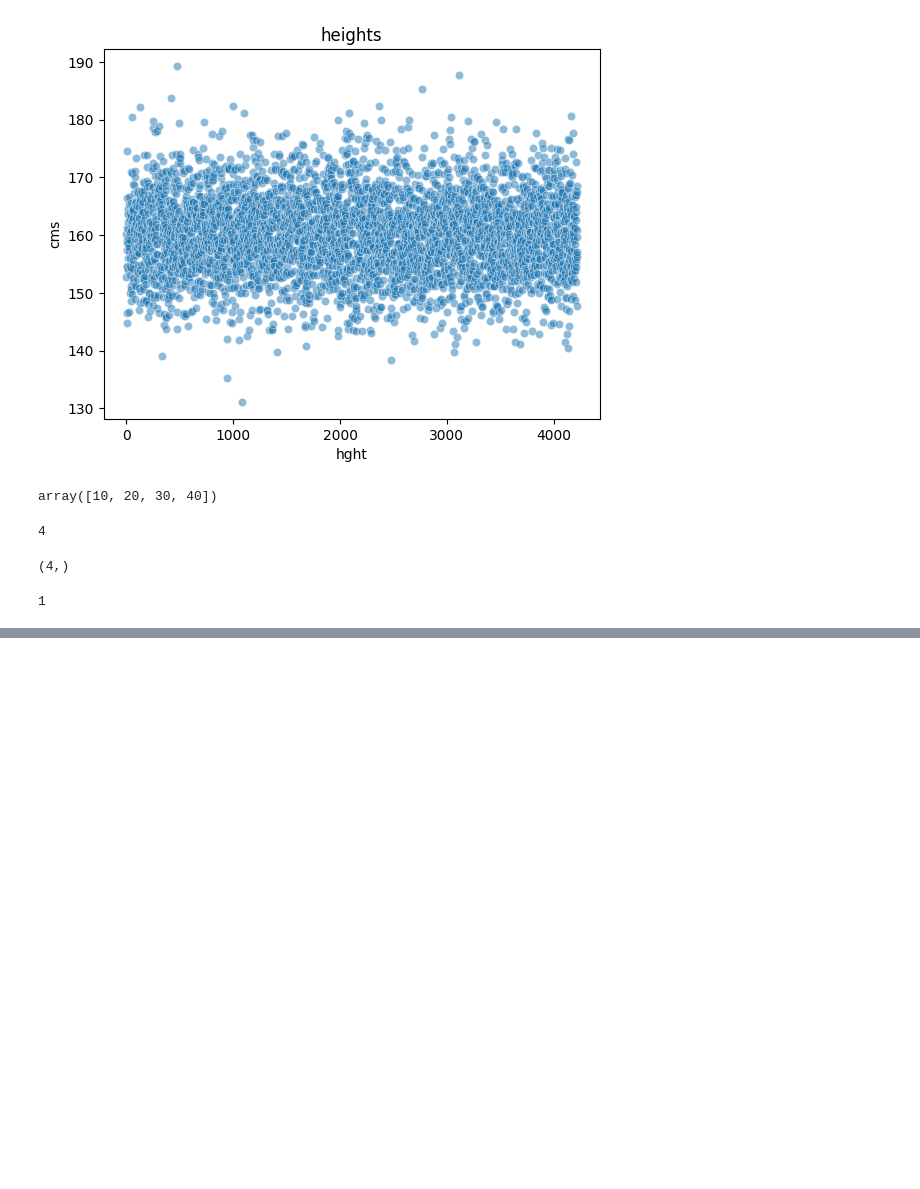
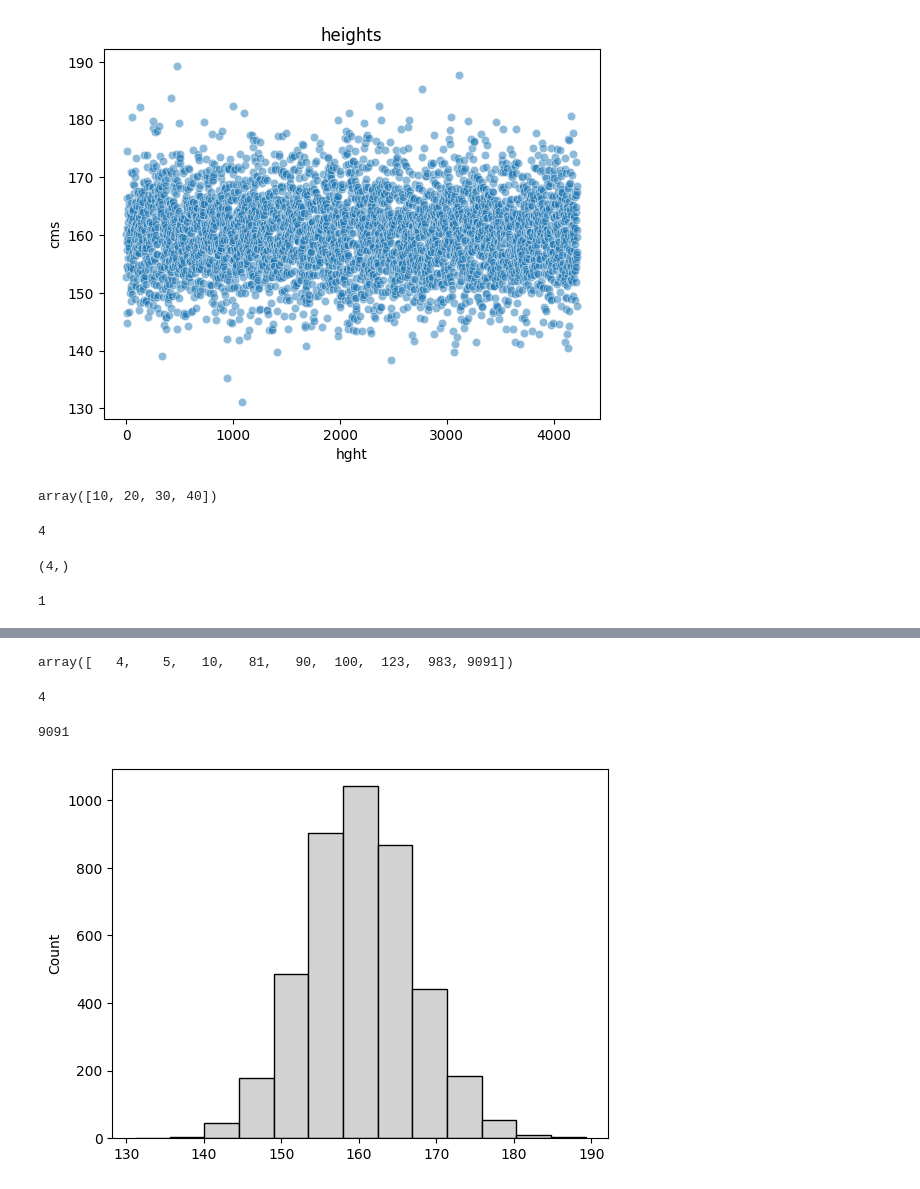
Before and after one commit to thanga-v2/Exploratory-Data-Analysis, a Jupyter notebook: datawrangling_py/1.Unidimensional-data.ipynb, the cells around one changed output, grey strips where cells are left out. Drawn from its saved outputs; the diff is of its cells as text; code cells hidden in the pictures; blank space fills up the shorter version.

Commit message:
more on data handling linspace,r_[] and distribution

```diff
--- a/datawrangling_py/1.Unidimensional-data.ipynb
+++ b/datawrangling_py/1.Unidimensional-data.ipynb
@@ -48,0 +234,12 @@ x.shape
+# %%
+data_sorted
+# %% [output]
+array([   4,    5,   10,   81,   90,  100,  123,  983, 9091])
+# %%
+data_sorted[0] # min
+# %% [output]
+4
+# %%
+data_sorted[-1] #max
+# %% [output]
+9091
@@ -48,0 +251,9 @@ x.shape
+# %%
+
+# heights a bell shaped distribution
+
+plt.hist(heights, bins=13, color="lightgray", edgecolor="black")
+plt.ylabel("Count")
+plt.show()
+# %% [output]
+[figure, added]
```
Also changed, not shown: parts of 58 cells of this notebook.
